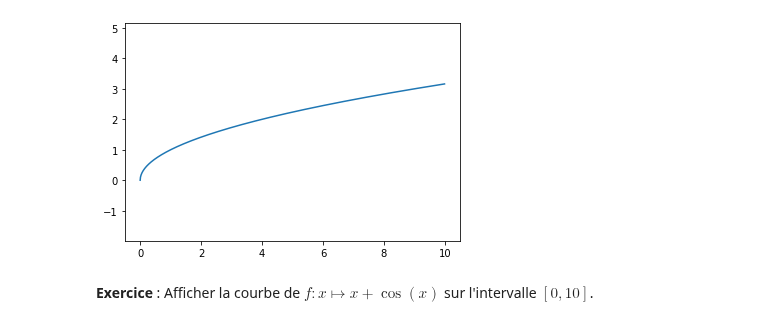
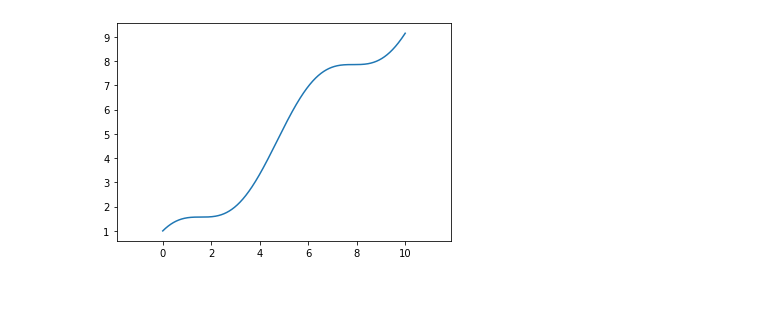
Before and after one commit to cpge-itc/itc1, a Jupyter notebook: files/2_tp_semestre1/6_fractales.ipynb, the cells around one changed output. Cells and saved outputs as stored; diff of their text form; code cells hidden in the pictures; blank space fills up the shorter version.

```diff
--- a/files/2_tp_semestre1/6_fractales.ipynb
+++ b/files/2_tp_semestre1/6_fractales.ipynb
@@ -46,11 +12,9 @@ Pour afficher la courbe d'une fonction `f`, on écrit `plt.plot(x, y)` où `x` e
 # %%
-X, Y = [], []
-for i in range(1000): # on dessine notre courbe en utilisant 1000 points espacés de 0.01
-    X.append(i*0.01)
-    Y.append(X[i]**0.5) # racine carré des abscisses
-plt.axis("equal")
-plt.plot(X, Y);
+x,y=[],[]
+for i in range(1000):
+    x.append(i*0.01)
+    y.append(x[i]+np.cos(x[i]))
+plt.axis("equal")# ajuste le tracé
+plt.plot(x,y);
 # %% [output]
-[figure, old version]
+[figure, new version]
-# %% [markdown]
-**Exercice** : Afficher la courbe de $f : x \longmapsto x + \cos(x)$ sur l'intervalle $[0, 10]$.
```
Also changed, not shown: parts of 26 cells of this notebook.
